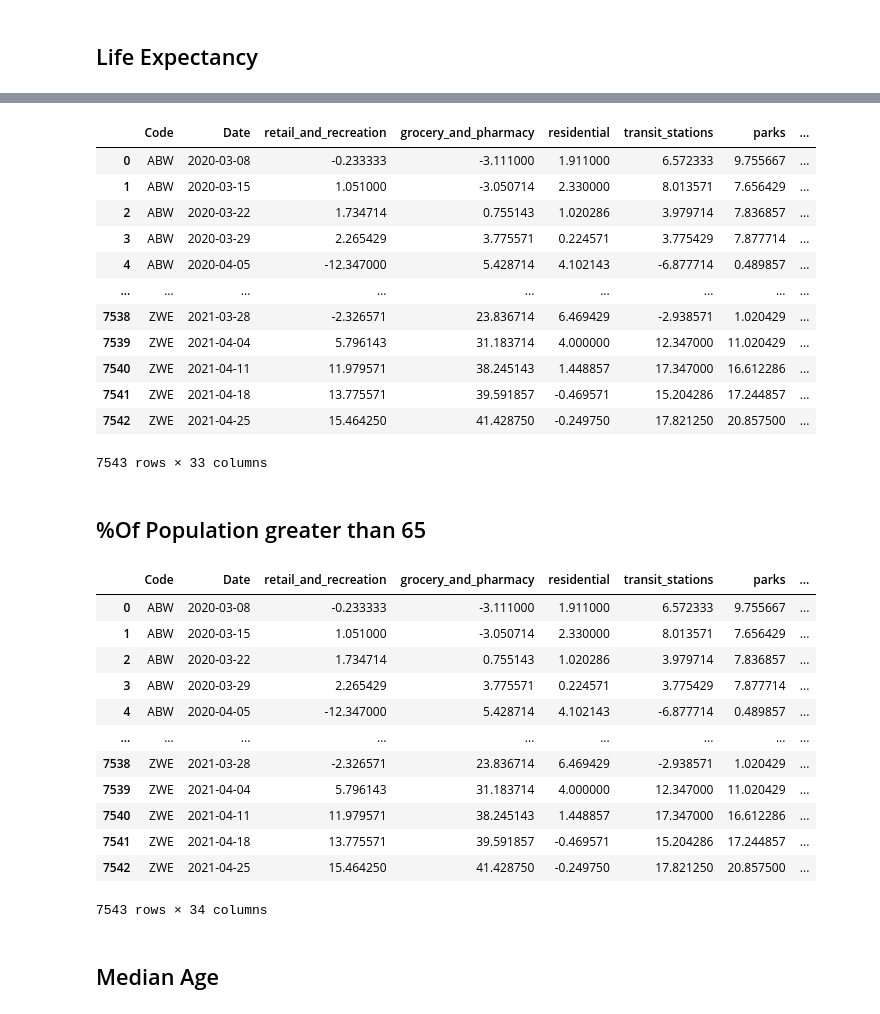
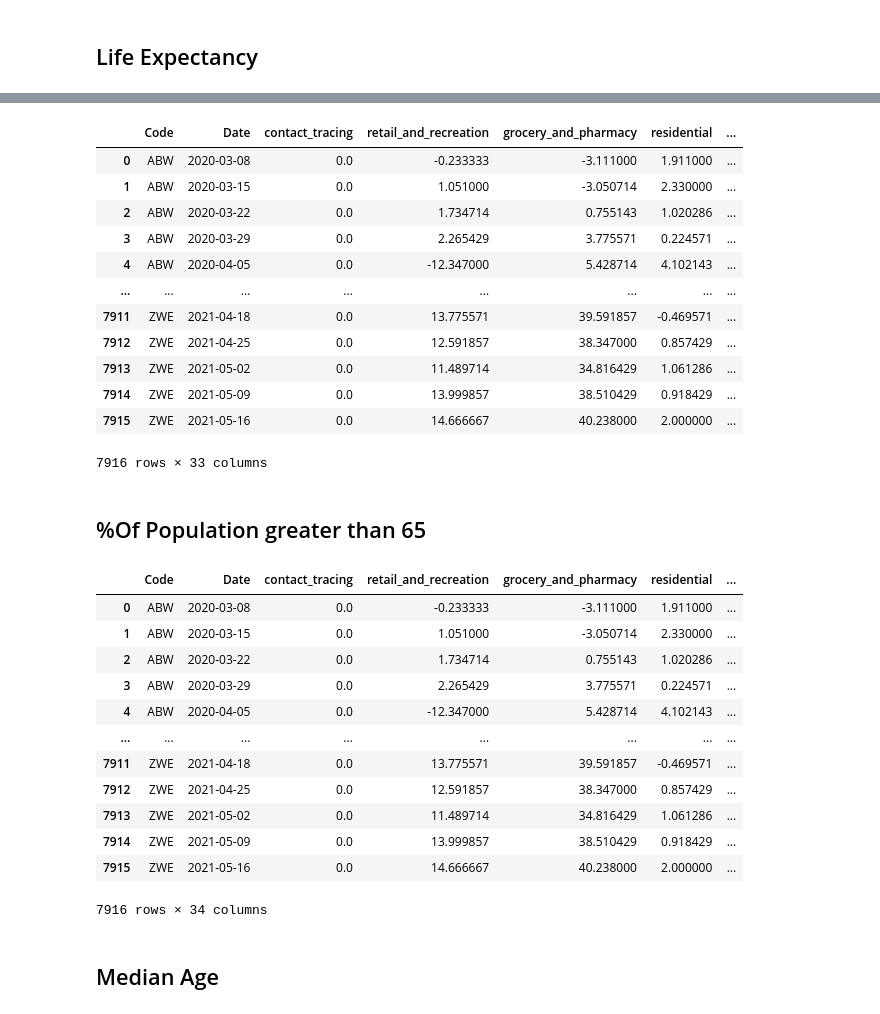
Before and after one commit to lucasbotellaroca/Covid-19_Reproduction_Rate_Estimator, a Jupyter notebook: data_cleaning.ipynb, the cells around one changed output, grey strips where cells are left out. Cells and saved outputs as stored; diff of their text form; code cells hidden in the pictures.

```diff
--- a/data_cleaning.ipynb
+++ b/data_cleaning.ipynb
@@ -98,7 +100,6 @@ def group_policies(filename):
 # %%
-#Loop through all files contained in folder and aggregate them using "group_policies" auxiliary method as detailed above.
 def df_group_policies_trends_others():
-    listed = drive.ListFile({'q': "title contains '.csv' and '1FzGhBBRxjt__xq7XjGsqAUY_ys6I1jEx' in parents"}).GetList()
+    listed = drive.ListFile({'q': "title contains '.csv' and '1XpkEI-8Zfe0IQCzoa9Pas6Y_hpjGVhGE' in parents"}).GetList()
     list_id = []
     list_title = []
     for file in listed:
@@ -621,8 +399,7 @@ df_merge
 # %%
-vaccination_df=read_csv_file('1iWYbluNgeJuf1eZNHxo5nDRANZSqqYdw','covid-vaccination-doses-per-capita', 0)
-vaccination_df['Date'] = pd.to_datetime(vaccination_df['Day']) + pd.to_timedelta(33, unit='d')
+vaccination_df=read_csv_file('1mLYB7CX0BYOkGqRp6QWhDKV_FrXOlDIr','covid-vaccination-doses-per-capita', 0)
+vaccination_df['Date'] = pd.to_datetime(vaccination_df['Day']) + pd.to_timedelta(18, unit='d')
 vaccination_df=vaccination_df[['Code', 'Date', 'total_vaccinations_per_hundred']]
-#vaccination_df = vaccination_df.groupby(['Code', pd.Grouper(key='Date', freq='W-THU')]).mean().reset_index()
 vaccination_df = vaccination_df.groupby(['Code', pd.Grouper(key='Date', freq='W-SUN')]).mean().reset_index()
 vaccination_df.columns=['Code', 'Date', 'total_vaccinations_per_100']
 vaccination_df
@@ -802,59 +539,59 @@ life_expectancy_df
 df_merge = pd.merge(df_merge, life_expectancy_df, on=["Code"], how="left")
 df_merge
 # %% [output]
-|  | Code | Date | retail_and_recreation | grocery_and_pharmacy | residential | transit_stations | parks | ... |
-| 0 | ABW | 2020-03-08 | -0.233333 | -3.111000 | 1.911000 | 6.572333 | 9.755667 | ... |
-| 1 | ABW | 2020-03-15 | 1.051000 | -3.050714 | 2.330000 | 8.013571 | 7.656429 | ... |
-| 2 | ABW | 2020-03-22 | 1.734714 | 0.755143 | 1.020286 | 3.979714 | 7.836857 | ... |
-| 3 | ABW | 2020-03-29 | 2.265429 | 3.775571 | 0.224571 | 3.775429 | 7.877714 | ... |
-| 4 | ABW | 2020-04-05 | -12.347000 | 5.428714 | 4.102143 | -6.877714 | 0.489857 | ... |
-| ... | ... | ... | ... | ... | ... | ... | ... | ... |
-| 7538 | ZWE | 2021-03-28 | -2.326571 | 23.836714 | 6.469429 | -2.938571 | 1.020429 | ... |
-| 7539 | ZWE | 2021-04-04 | 5.796143 | 31.183714 | 4.000000 | 12.347000 | 11.020429 | ... |
-| 7540 | ZWE | 2021-04-11 | 11.979571 | 38.245143 | 1.448857 | 17.347000 | 16.612286 | ... |
-| 7541 | ZWE | 2021-04-18 | 13.775571 | 39.591857 | -0.469571 | 15.204286 | 17.244857 | ... |
-| 7542 | ZWE | 2021-04-25 | 15.464250 | 41.428750 | -0.249750 | 17.821250 | 20.857500 | ... |
+|  | Code | Date | contact_tracing | retail_and_recreation | grocery_and_pharmacy | residential | ... |
+| 0 | ABW | 2020-03-08 | 0.0 | -0.233333 | -3.111000 | 1.911000 | ... |
+| 1 | ABW | 2020-03-15 | 0.0 | 1.051000 | -3.050714 | 2.330000 | ... |
+| 2 | ABW | 2020-03-22 | 0.0 | 1.734714 | 0.755143 | 1.020286 | ... |
+| 3 | ABW | 2020-03-29 | 0.0 | 2.265429 | 3.775571 | 0.224571 | ... |
+| 4 | ABW | 2020-04-05 | 0.0 | -12.347000 | 5.428714 | 4.102143 | ... |
+| ... | ... | ... | ... | ... | ... | ... | ... |
+| 7911 | ZWE | 2021-04-18 | 0.0 | 13.775571 | 39.591857 | -0.469571 | ... |
+| 7912 | ZWE | 2021-04-25 | 0.0 | 12.591857 | 38.347000 | 0.857429 | ... |
+| 7913 | ZWE | 2021-05-02 | 0.0 | 11.489714 | 34.816429 | 1.061286 | ... |
+| 7914 | ZWE | 2021-05-09 | 0.0 | 13.999857 | 38.510429 | 0.918429 | ... |
+| 7915 | ZWE | 2021-05-16 | 0.0 | 14.666667 | 40.238000 | 2.000000 | ... |
-7543 rows × 33 columns
+7916 rows × 33 columns
 # %% [markdown]
 ## %Of Population greater than 65
 # %%
-df_population_gr_65=pd.read_csv('/Users/lucas_botella/Downloads/API_SP.POP.65UP.TO.ZS_DS2_en_csv_v2_2166998/API_SP.POP.65UP.TO.ZS_DS2_en_csv_v2_2166998.csv', skiprows=3)
+df_population_gr_65=read_csv_file('1z4gqhcx55nLbhJ9v6__Re4UEglUt7-Dz','ages65_and_older', 3)
 years=df_population_gr_65.columns[54:-1]
 
 latest_values=[]
 
 for index, row in df_population_gr_65.iterrows():
 
     aux_year=2010
 
     for year in years:
 
         if((math.isnan(row[year])==False)):
 
             aux_year=year
 
     latest_values.append(row[str(aux_year)])
 
 df_population_gr_65['latest_value']=latest_values
 df_population_gr_65=df_population_gr_65[['Country Code', 'latest_value']]
 df_population_gr_65.columns=['Code', '%df_population_gr_65']
 df_population_gr_65
 df_merge = pd.merge(df_merge, df_population_gr_65, on=["Code"], how="left")
 df_merge
 # %% [output]
-|  | Code | Date | retail_and_recreation | grocery_and_pharmacy | residential | transit_stations | parks | ... |
-| 0 | ABW | 2020-03-08 | -0.233333 | -3.111000 | 1.911000 | 6.572333 | 9.755667 | ... |
-| 1 | ABW | 2020-03-15 | 1.051000 | -3.050714 | 2.330000 | 8.013571 | 7.656429 | ... |
-| 2 | ABW | 2020-03-22 | 1.734714 | 0.755143 | 1.020286 | 3.979714 | 7.836857 | ... |
-| 3 | ABW | 2020-03-29 | 2.265429 | 3.775571 | 0.224571 | 3.775429 | 7.877714 | ... |
-| 4 | ABW | 2020-04-05 | -12.347000 | 5.428714 | 4.102143 | -6.877714 | 0.489857 | ... |
-| ... | ... | ... | ... | ... | ... | ... | ... | ... |
-| 7538 | ZWE | 2021-03-28 | -2.326571 | 23.836714 | 6.469429 | -2.938571 | 1.020429 | ... |
-| 7539 | ZWE | 2021-04-04 | 5.796143 | 31.183714 | 4.000000 | 12.347000 | 11.020429 | ... |
-| 7540 | ZWE | 2021-04-11 | 11.979571 | 38.245143 | 1.448857 | 17.347000 | 16.612286 | ... |
-| 7541 | ZWE | 2021-04-18 | 13.775571 | 39.591857 | -0.469571 | 15.204286 | 17.244857 | ... |
-| 7542 | ZWE | 2021-04-25 | 15.464250 | 41.428750 | -0.249750 | 17.821250 | 20.857500 | ... |
+|  | Code | Date | contact_tracing | retail_and_recreation | grocery_and_pharmacy | residential | ... |
+| 0 | ABW | 2020-03-08 | 0.0 | -0.233333 | -3.111000 | 1.911000 | ... |
+| 1 | ABW | 2020-03-15 | 0.0 | 1.051000 | -3.050714 | 2.330000 | ... |
+| 2 | ABW | 2020-03-22 | 0.0 | 1.734714 | 0.755143 | 1.020286 | ... |
+| 3 | ABW | 2020-03-29 | 0.0 | 2.265429 | 3.775571 | 0.224571 | ... |
+| 4 | ABW | 2020-04-05 | 0.0 | -12.347000 | 5.428714 | 4.102143 | ... |
+| ... | ... | ... | ... | ... | ... | ... | ... |
+| 7911 | ZWE | 2021-04-18 | 0.0 | 13.775571 | 39.591857 | -0.469571 | ... |
+| 7912 | ZWE | 2021-04-25 | 0.0 | 12.591857 | 38.347000 | 0.857429 | ... |
+| 7913 | ZWE | 2021-05-02 | 0.0 | 11.489714 | 34.816429 | 1.061286 | ... |
+| 7914 | ZWE | 2021-05-09 | 0.0 | 13.999857 | 38.510429 | 0.918429 | ... |
+| 7915 | ZWE | 2021-05-16 | 0.0 | 14.666667 | 40.238000 | 2.000000 | ... |
-7543 rows × 34 columns
+7916 rows × 34 columns
 # %% [markdown]
 ## Median Age
 # %%
```
Also changed, not shown: parts of 80 cells of this notebook.
